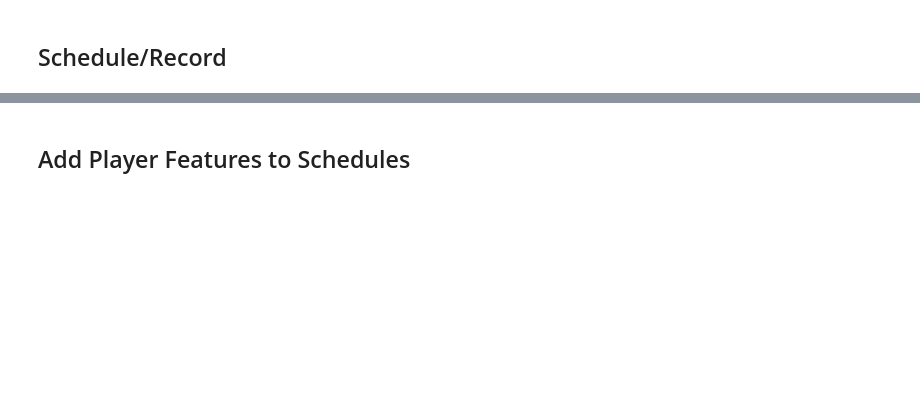
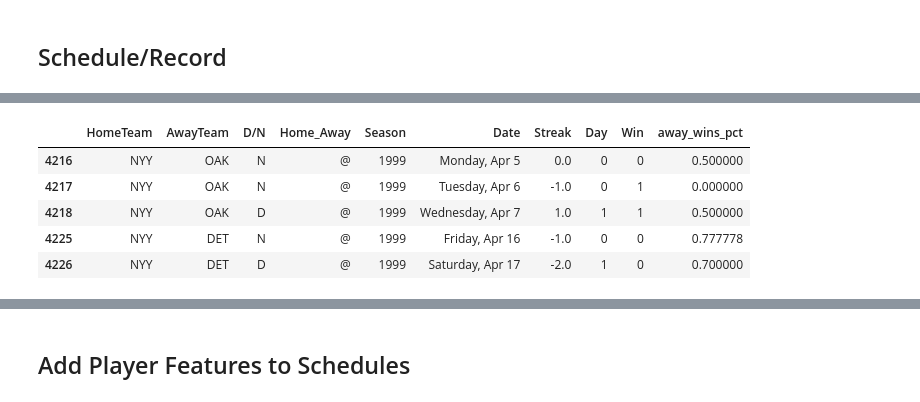
Before and after one commit to superMDguy/moneyball, a Jupyter notebook: notebook.ipynb, the cells around one changed output, grey strips where cells are left out. Cells and saved outputs as stored; diff of their text form; code cells hidden in the pictures; blank space fills up the shorter version.

```diff
--- a/notebook.ipynb
+++ b/notebook.ipynb
@@ -153,0 +168,40 @@ schedules_cleaned.drop(columns=["W/L", "D/N", "Home_Away"], inplace=True)
+# %%
+schedules_cleaned = schedules[
+    ["Tm", "Opp", "W/L", "W-L", "D/N", "Home_Away", "Season", "Date", "Streak"]
+].copy()
+# Rename columns
+schedules_cleaned.rename(columns={"Tm": "HomeTeam", "Opp": "AwayTeam"}, inplace=True)
+# Rename Teams: TODO: figure out why this isn't working
+# schedules_cleaned["Tm"] = schedules_cleaned["Tm"].replace(renames)
+# schedules_cleaned["Opp"] = schedules_cleaned["Opp"].replace(renames)
+# Drop non-current teams
+schedules_cleaned = schedules_cleaned[
+    schedules_cleaned["HomeTeam"].isin(curr_teams)
+    & schedules_cleaned["AwayTeam"].isin(curr_teams)
+]
+# Drop pre-1999
+schedules_cleaned = schedules_cleaned[schedules_cleaned["Season"] > 1998]
+# Drop ties
+schedules_cleaned = schedules_cleaned[schedules_cleaned["W/L"] != "T"]
+# Roll streak forward to avoid data leakage
+fix_streaks(schedules_cleaned)
+
+# Add dummies
+schedules_cleaned["Day"] = schedules_cleaned["D/N"].str.contains("D").astype(int)
+schedules_cleaned["Win"] = schedules_cleaned["W/L"].str.contains("W").astype(int)
+
+# Add momentum columns + drop home games
+home_mask = schedules_cleaned["Home_Away"] == "Home"
+away_games = schedules_cleaned[~home_mask].copy()
+home_games = schedules_cleaned[home_mask].copy()
+add_momentum_columns(away_games, "away")
+add_momentum_columns(home_games, "home")
+# %%
+away_games.head()
+# %% [output]
+|  | HomeTeam | AwayTeam | D/N | Home_Away | Season | Date | Streak | Day | Win | away_wins_pct |
+| 4216 | NYY | OAK | N | @ | 1999 | Monday, Apr 5 | 0.0 | 0 | 0 | 0.500000 |
+| 4217 | NYY | OAK | N | @ | 1999 | Tuesday, Apr 6 | -1.0 | 0 | 1 | 0.000000 |
+| 4218 | NYY | OAK | D | @ | 1999 | Wednesday, Apr 7 | 1.0 | 1 | 1 | 0.500000 |
+| 4225 | NYY | DET | N | @ | 1999 | Friday, Apr 16 | -1.0 | 0 | 0 | 0.777778 |
+| 4226 | NYY | DET | D | @ | 1999 | Saturday, Apr 17 | -2.0 | 1 | 0 | 0.700000 |
```
Also changed, not shown: parts of 35 cells of this notebook, 5 other files.
